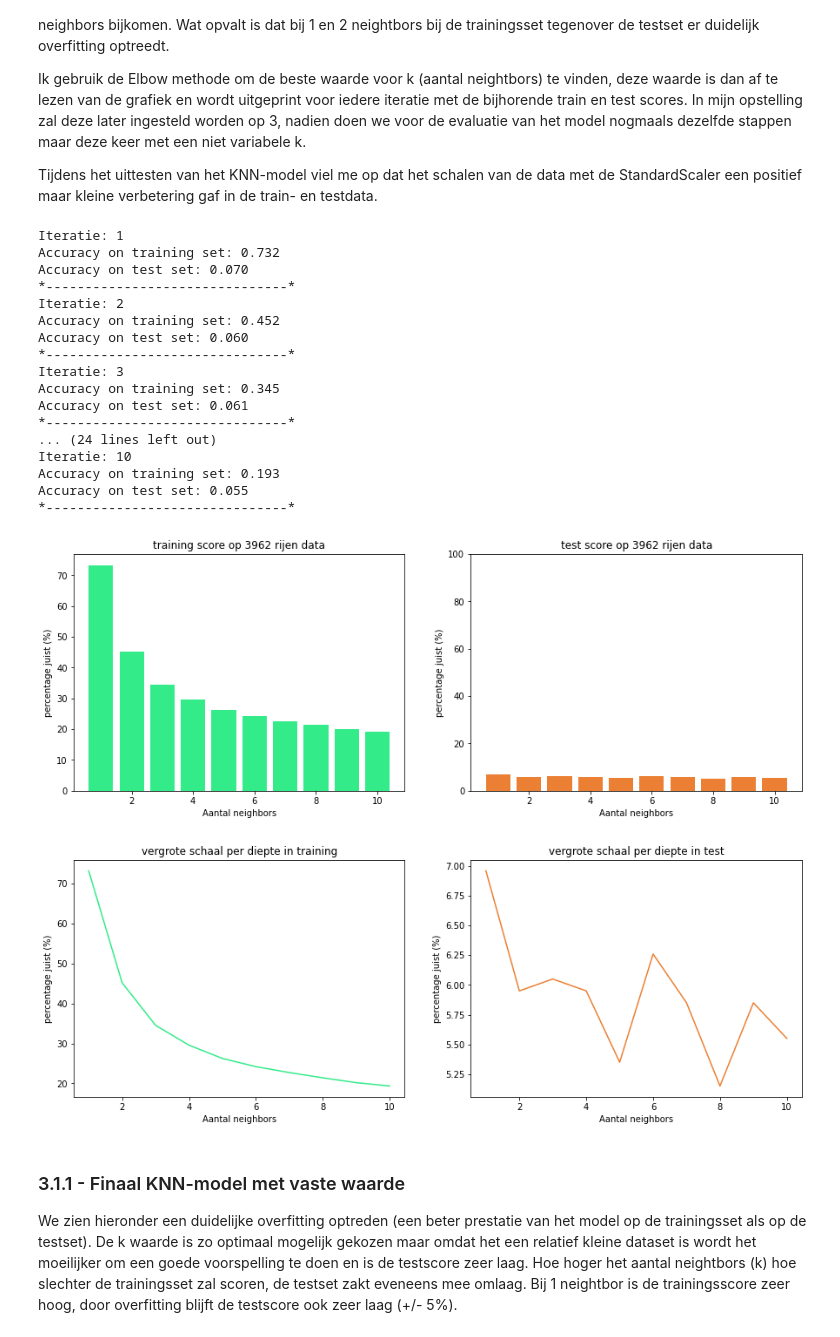
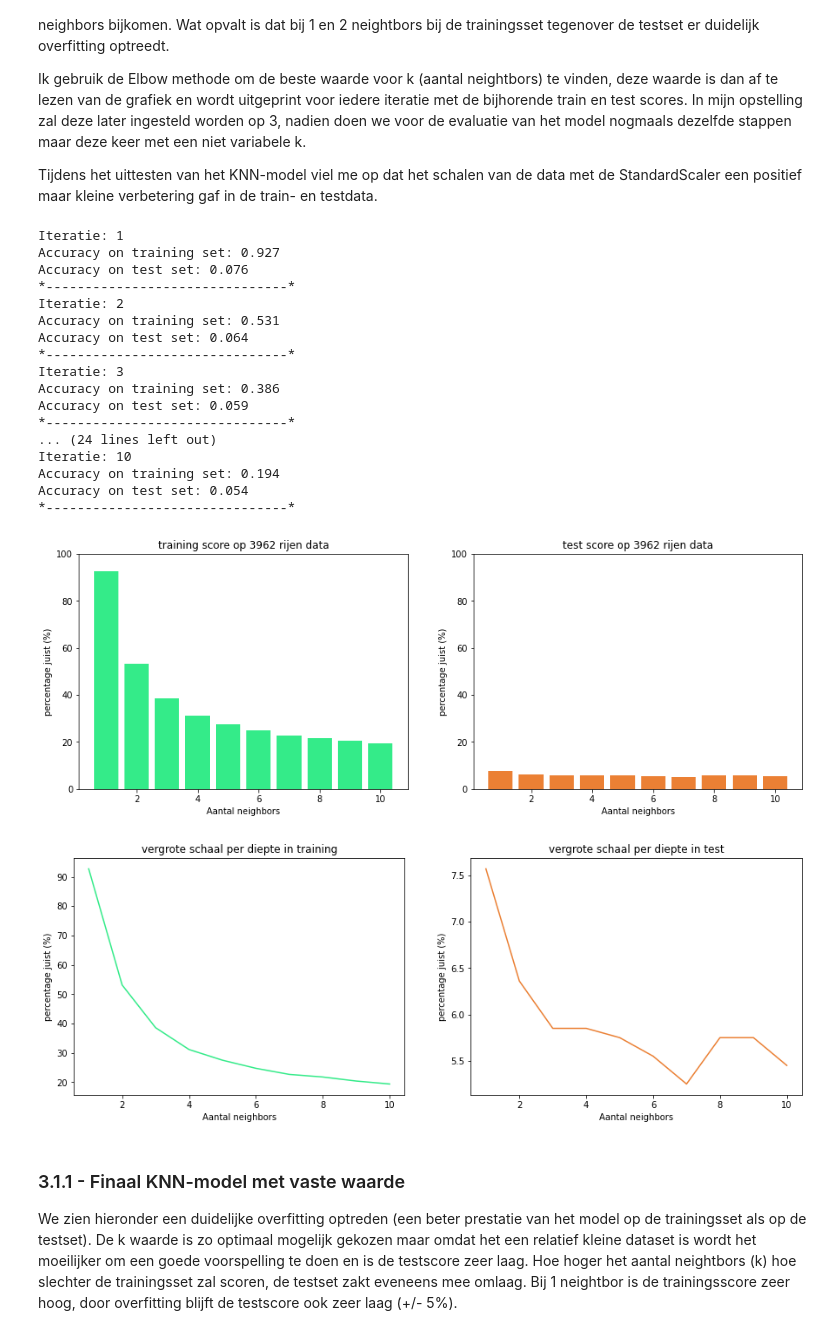
Before and after one commit to Xevro/data-science-in-python, a Jupyter notebook: Project Data Science/louis.dhont/project-deel-2.ipynb, the cells around one changed output. Cells and saved outputs as stored; diff of their text form; code cells hidden in the pictures.

```diff
--- a/Project Data Science/louis.dhont/project-deel-2.ipynb
+++ b/Project Data Science/louis.dhont/project-deel-2.ipynb
@@ -412,7 +410,7 @@ De volgende kolommen worden verwijderd uit het features dataframe:
  - **Datums** De kolommen *Datum creatie*, *Datum vertrek* en *Datum terug* zijn datums die al gebruikt zijn om zaken te berekenen (Aantal dagen op reis en Aantal dagen tot vertrek).
 # %%
 def scale_data(df):
-    X = df.drop(['Aantal dagen tot vertrek', 'Aantal dagen op reis', 'Klantnummer', 'Openstaand dossier', 'Totaalprijs', 'Geboortedatum', 'Dossier nr.', 'Betalingen dossier',  'Datum creatie', 'Datum vertrek', 'Datum terug'], axis=1)
+    X = df.drop(['Aantal dagen tot vertrek', 'Klantnummer', 'Openstaand dossier', 'Totaalprijs', 'Geboortedatum', 'Dossier nr.', 'Betalingen dossier',  'Datum creatie', 'Datum vertrek', 'Datum terug'], axis=1)
     y = df['Aantal dagen tot vertrek']
     featureNames = X.columns
     scaler = StandardScaler()
@@ -510,42 +508,43 @@ for k in range(1, neighbors + 1):
 
     print("Iteratie: " + str(k))
     print("Accuracy on training set: {:.3f}".format(knn.score(X_train, y_train)))
     print("Accuracy on test set: {:.3f}".format(knn.score(X_test, y_test)))
     print("*-------------------------------*")
 
 fig, (ax1, ax2) = plt.subplots(1, 2, figsize=(15, 5))
 objects = range(1, neighbors + 1)
 
 ax1.bar(objects, trainingScoreKNN, align='center', color = "#34eb89")
+ax1.set_ylim(0, 100)
 ax1.set_title('training score op ' + str(len(X)) + ' rijen data')
 ax1.set_ylabel('percentage juist (%)')
 ax1.set_xlabel('Aantal neighbors')
 
 ax2.bar(objects, testScoreKNN, align='center', color = "#eb8034")
 ax2.set_ylim(0, 100)
 ax2.set_title('test score op ' + str(len(X)) + ' rijen data')
 ax2.set_ylabel('percentage juist (%)')
 ax2.set_xlabel('Aantal neighbors')
 plt.show();
 # %% [output]
 Iteratie: 1
-Accuracy on training set: 0.732
-Accuracy on test set: 0.070
+Accuracy on training set: 0.927
+Accuracy on test set: 0.076
 *-------------------------------*
 Iteratie: 2
-Accuracy on training set: 0.452
-Accuracy on test set: 0.060
+Accuracy on training set: 0.531
+Accuracy on test set: 0.064
 *-------------------------------*
 Iteratie: 3
-Accuracy on training set: 0.345
-Accuracy on test set: 0.061
+Accuracy on training set: 0.386
+Accuracy on test set: 0.059
 *-------------------------------*
 ... (24 lines left out)
 Iteratie: 10
-Accuracy on training set: 0.193
-Accuracy on test set: 0.055
+Accuracy on training set: 0.194
+Accuracy on test set: 0.054
 *-------------------------------*
-[figure, old version]
+[figure, new version]
 # %%
 fig, (ax1, ax2) = plt.subplots(1, 2, figsize=(15, 5))
 
@@ -559,7 +558,7 @@ ax2.set_title('vergrote schaal per diepte in test')
 ax2.set_ylabel('percentage juist (%)')
 ax2.set_xlabel('Aantal neighbors');
 # %% [output]
-[figure, old version]
+[figure, new version]
 # %% [markdown]
 ### 3.1.1 - Finaal KNN-model met vaste waarde
 
```
Also changed, not shown: parts of 48 cells of this notebook.
